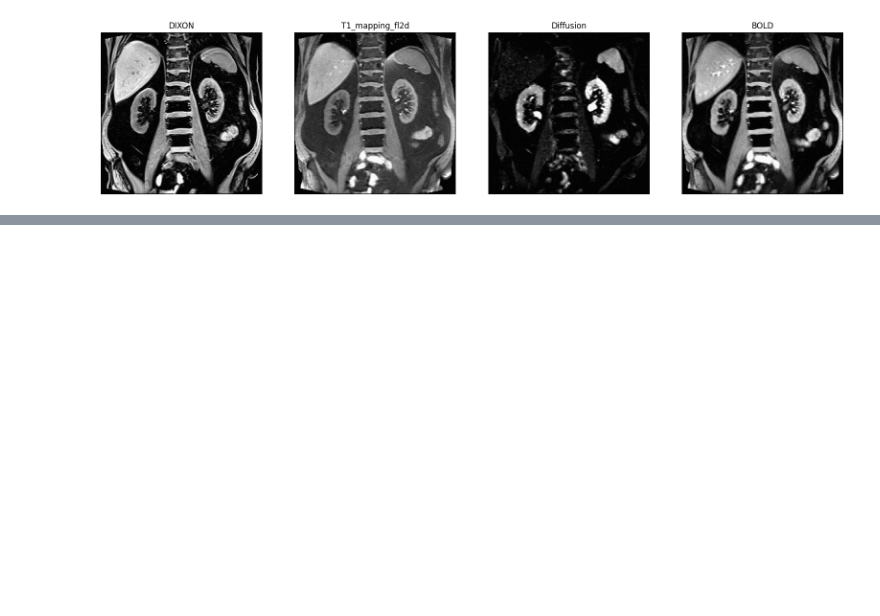
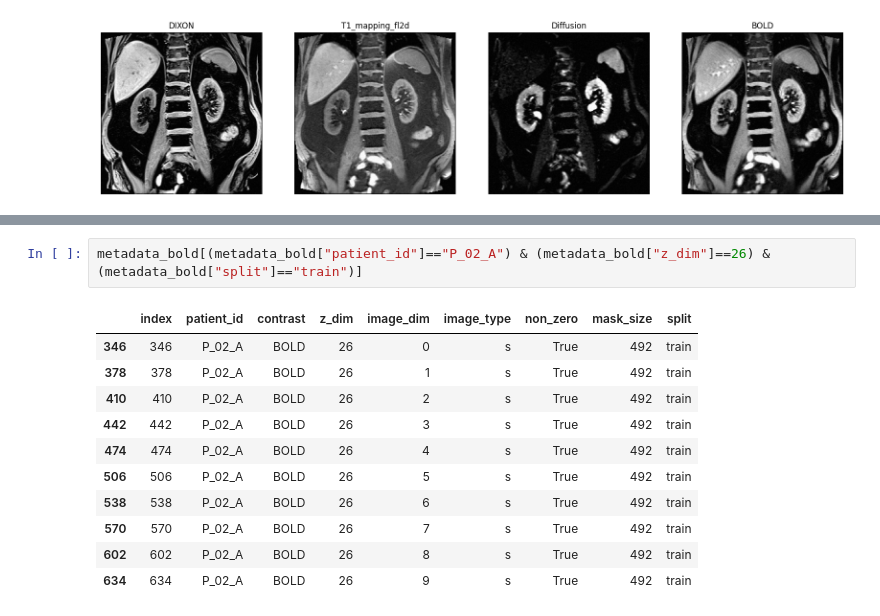
Before and after one commit to unicorne/MU-Diff, a Jupyter notebook: explore_and_create_data.ipynb, the cells around one changed output, grey strips where cells are left out. Saved outputs shown, nothing was run; the diff lists cells and outputs as text; blank space fills up the shorter version.

```diff
--- a/explore_and_create_data.ipynb
+++ b/explore_and_create_data.ipynb
@@ -982,0 +1076,14 @@ plot_all_contrasts(1000, data_dixon=data_dixon, data_t1=data_t1, data_diffusion=
+# %%
+metadata_bold[(metadata_bold["patient_id"]=="P_02_A") & (metadata_bold["z_dim"]==26) & (metadata_bold["split"]=="train")]
+# %% [output]
+|  | index | patient_id | contrast | z_dim | image_dim | image_type | non_zero | mask_size | split |
+| 346 | 346 | P_02_A | BOLD | 26 | 0 | s | True | 492 | train |
+| 378 | 378 | P_02_A | BOLD | 26 | 1 | s | True | 492 | train |
+| 410 | 410 | P_02_A | BOLD | 26 | 2 | s | True | 492 | train |
+| 442 | 442 | P_02_A | BOLD | 26 | 3 | s | True | 492 | train |
+| 474 | 474 | P_02_A | BOLD | 26 | 4 | s | True | 492 | train |
+| 506 | 506 | P_02_A | BOLD | 26 | 5 | s | True | 492 | train |
+| 538 | 538 | P_02_A | BOLD | 26 | 6 | s | True | 492 | train |
+| 570 | 570 | P_02_A | BOLD | 26 | 7 | s | True | 492 | train |
+| 602 | 602 | P_02_A | BOLD | 26 | 8 | s | True | 492 | train |
+| 634 | 634 | P_02_A | BOLD | 26 | 9 | s | True | 492 | train |
```
Also changed, not shown: parts of 20 cells of this notebook, 31 other files.
